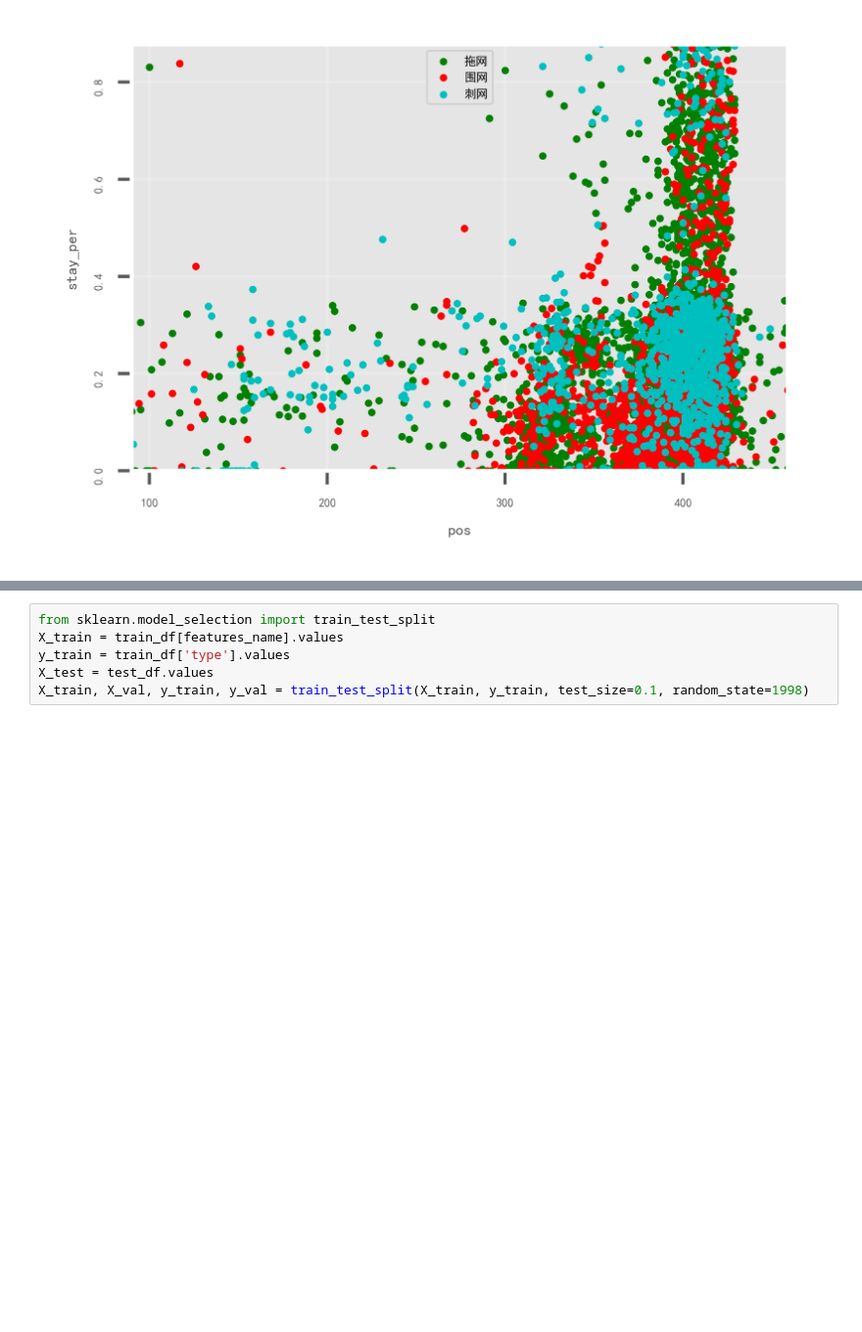
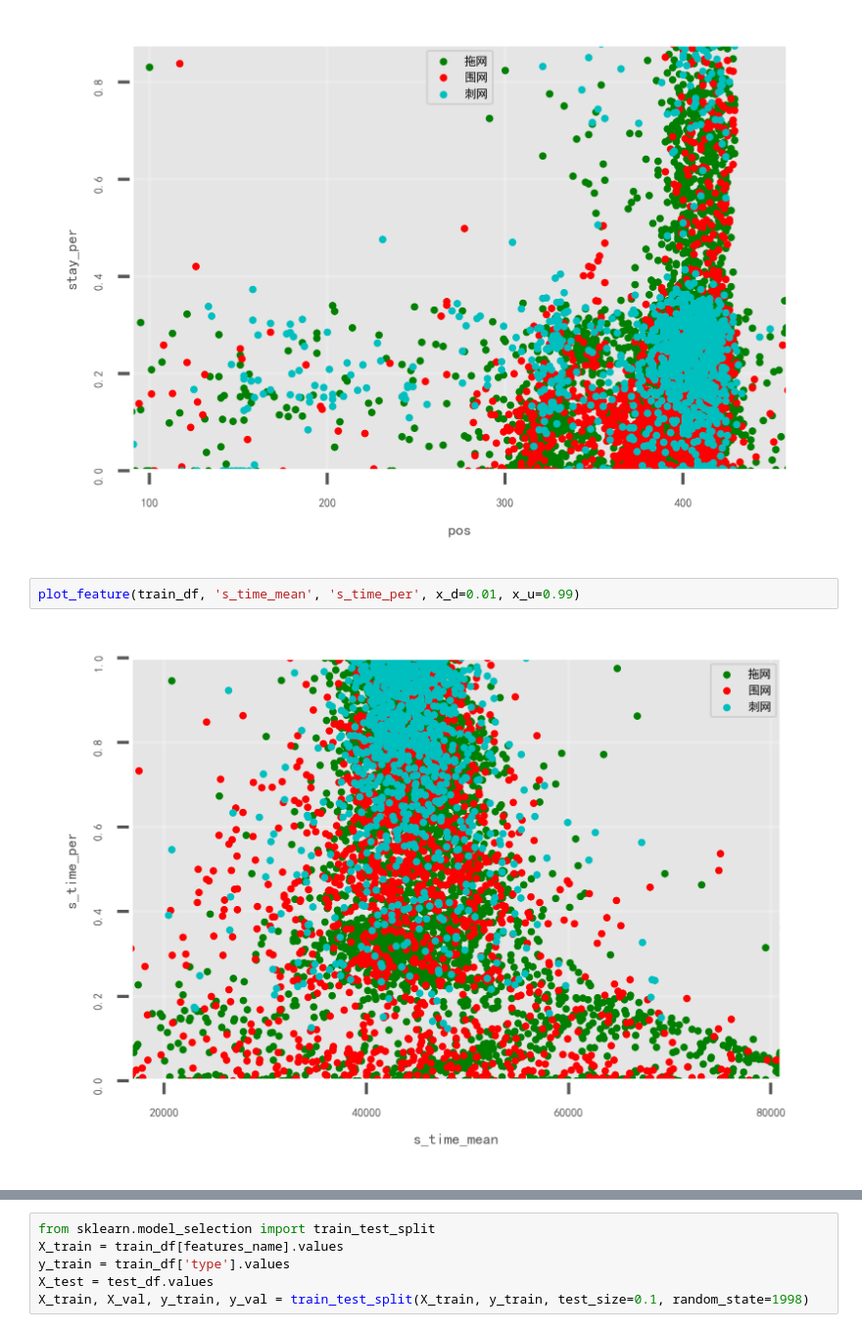
Before and after one commit to talentneptuner/competitions, a Jupyter notebook: IOcean_more_features.ipynb, the cells around one changed output, grey strips where cells are left out. Shown at 98% size. Drawn from its saved outputs; the diff is of its cells as text; blank space fills up the shorter version.

```diff
--- a/IOcean_more_features.ipynb
+++ b/IOcean_more_features.ipynb
@@ -219,3 +234,7 @@ plot_feature(train_df, 'x_mode_sub', 'y_mode_sub', x_d=0.01, x_u=0.99)
 plot_feature(train_df, 'pos', 'stay_per', x_d=0.01, x_u=0.99)
 # %% [output]
 [figure]
+# %%
+plot_feature(train_df, 's_time_mean', 's_time_per', x_d=0.01, x_u=0.99)
+# %% [output]
+[figure, added]
```
Also changed, not shown: parts of 15 cells of this notebook, 1 other file.
